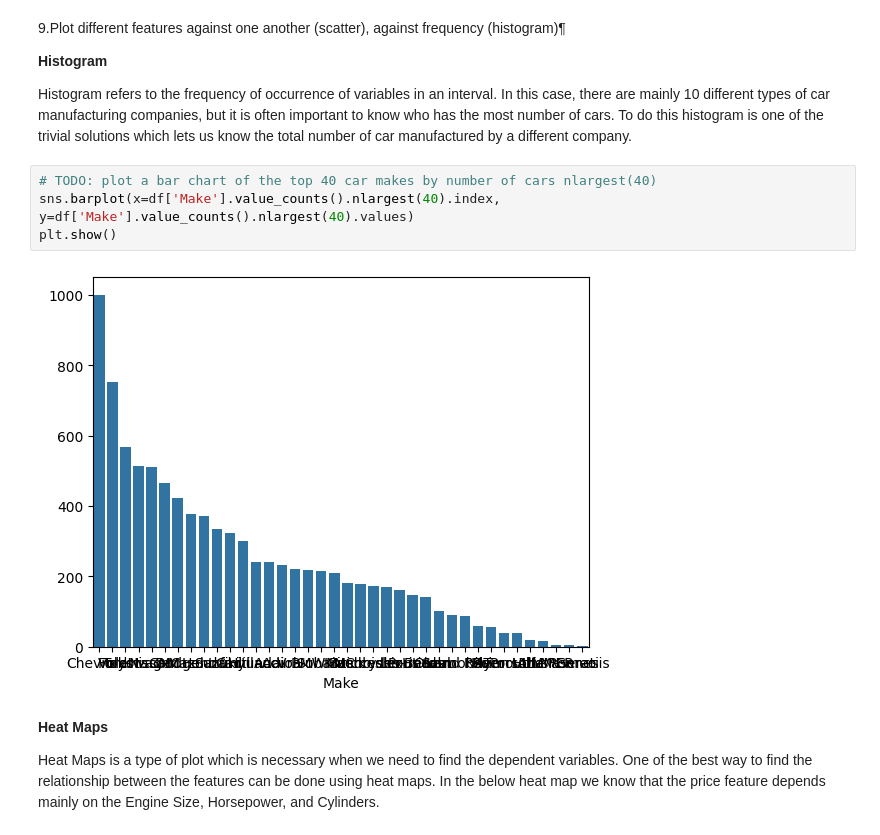
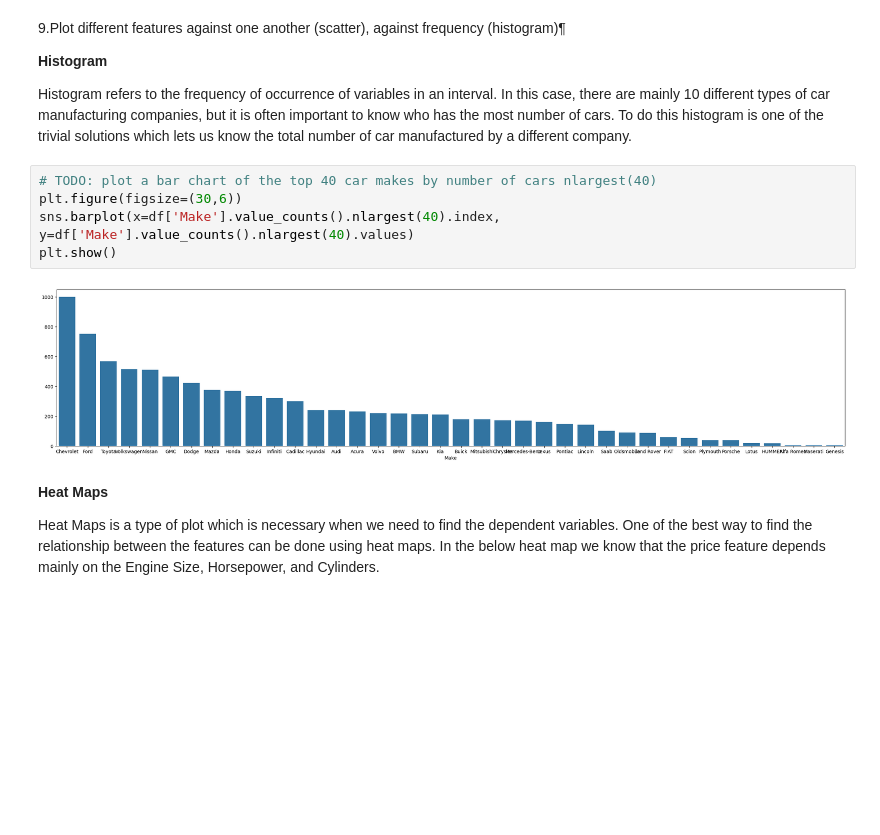
Before and after one commit to vinhthuy1432/24647231_PhamNguyenVinhThuy_Cystone, a Jupyter notebook: practice/w3/w3_1_24647231.ipynb, the cells around one changed output. Drawn from its saved outputs; the diff is of its cells as text; blank space fills up the shorter version.

```diff
--- a/practice/w3/w5_1.ipynb
+++ b/practice/w3/w3_1_24647231.ipynb
@@ -294,10 +294,11 @@ As seen above there were around 1600 rows were outliers. But you cannot complete
 Histogram refers to the frequency of occurrence of variables in an interval. In this case, there are mainly 10 different types of car manufacturing companies, but it is often important to know who has the most number of cars. To do this histogram is one of the trivial solutions which lets us know the total number of car manufactured by a different company.
 # %%
 # TODO: plot a bar chart of the top 40 car makes by number of cars nlargest(40)
+plt.figure(figsize=(30,6))
 sns.barplot(x=df['Make'].value_counts().nlargest(40).index, y=df['Make'].value_counts().nlargest(40).values)
 plt.show()
 # %% [output]
-[figure, old version]
+[figure, new version]
 # %% [markdown]
 **Heat Maps**
 
```
Also changed, not shown: parts of 1 cell of this notebook, 3 other files.
